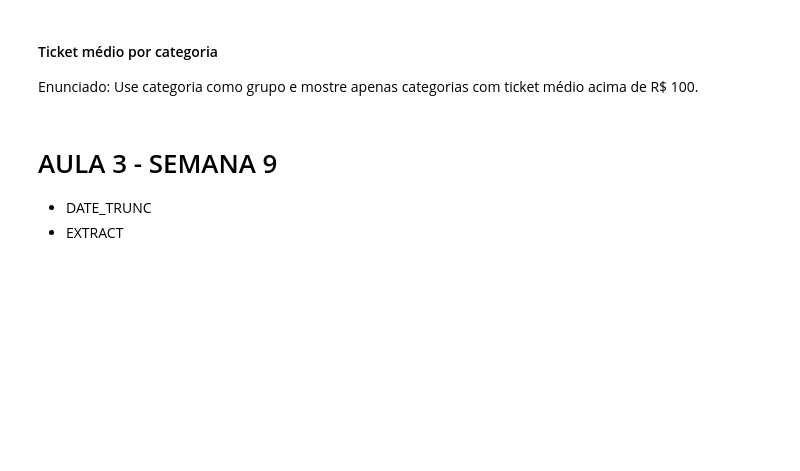
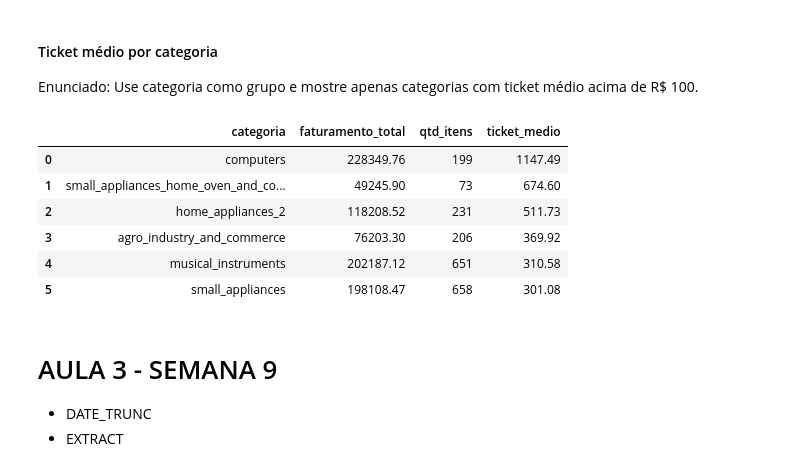
Before and after one commit to orlandovcj/Semana_9, a Jupyter notebook: Exercício/SEMANA_9.ipynb, the cells around one changed output. Cells and saved outputs as stored; diff of their text form; code cells hidden in the pictures; blank space fills up the shorter version.

```diff
--- a/Exercício/SEMANA_9.ipynb
+++ b/Exercício/SEMANA_9.ipynb
@@ -622,6 +701,30 @@ Enunciado: Liste as categorias com receita total acima de R$ 50.000. Ordene pela
 #### Ticket médio por categoria
 
 Enunciado: Use categoria como grupo e mostre apenas categorias com ticket médio acima de R$ 100.
+# %%
+# Receitas por categoria com ticket médio acima de R$ 100
+banco_dados.sql("""
+SELECT
+    p.product_category_name_english AS categoria,
+    SUM(f.valor_total) AS faturamento_total,
+    COUNT(f.order_id) AS qtd_itens,
+    ROUND(AVG(f.valor_total), 2) AS ticket_medio
+FROM fato_vendas f
+INNER JOIN dim_produto p
+    ON f.produto_sk = p.produto_sk
+GROUP BY p.product_category_name_english
+HAVING ticket_medio >300
+ORDER BY ticket_medio DESC
+LIMIT 10
+""").df()
+# %% [output]
+|  | categoria | faturamento_total | qtd_itens | ticket_medio |
+| 0 | computers | 228349.76 | 199 | 1147.49 |
+| 1 | small_appliances_home_oven_and_co... | 49245.90 | 73 | 674.60 |
+| 2 | home_appliances_2 | 118208.52 | 231 | 511.73 |
+| 3 | agro_industry_and_commerce | 76203.30 | 206 | 369.92 |
+| 4 | musical_instruments | 202187.12 | 651 | 310.58 |
+| 5 | small_appliances | 198108.47 | 658 | 301.08 |
 # %% [markdown]
 # AULA 3 - SEMANA 9
 - DATE_TRUNC
```
Also changed, not shown: parts of 7 cells of this notebook.
